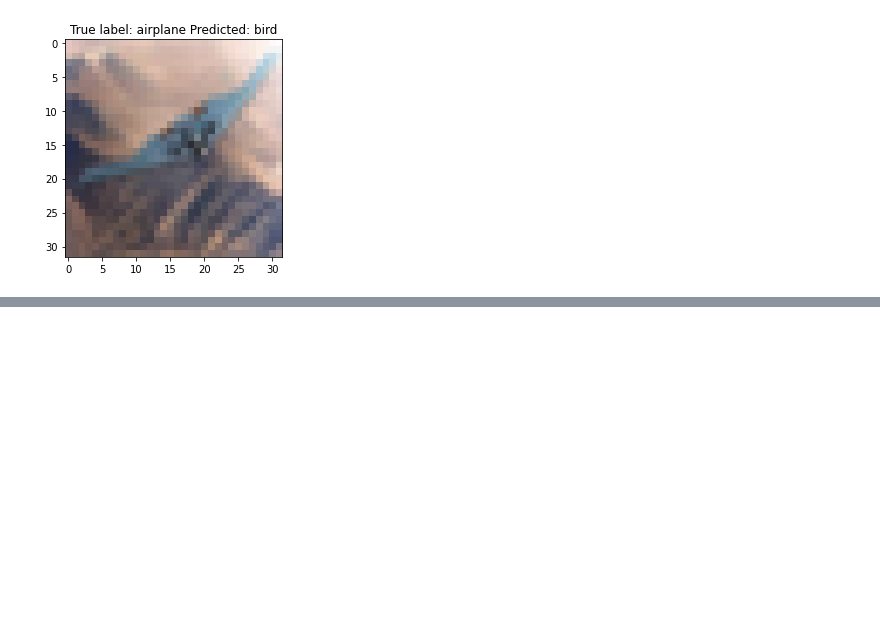
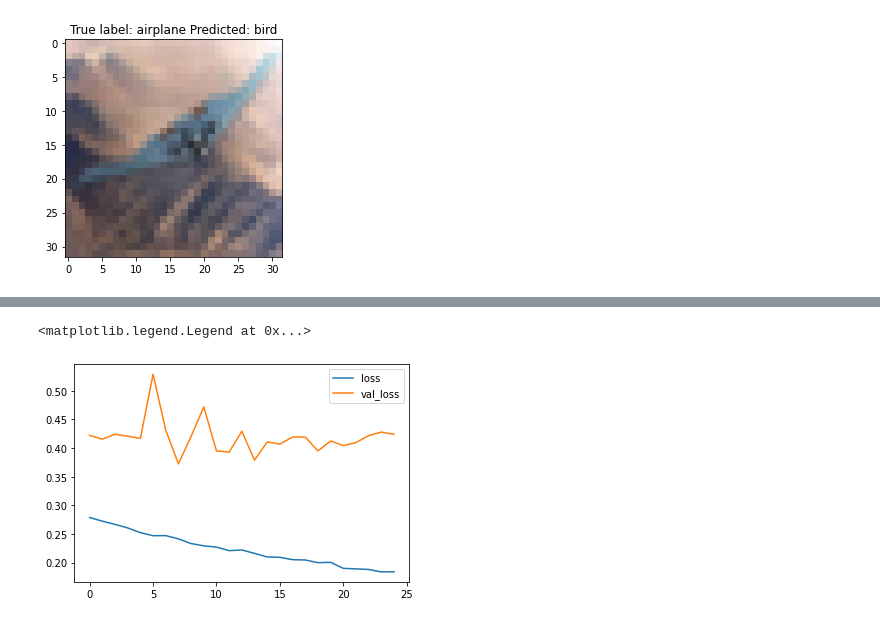
Before and after one commit to kunalbathija/Udemy-TF-2.0, a Jupyter notebook: CNN_CIFAR.ipynb, the cells around one changed output, grey strips where cells are left out. Cells and saved outputs as stored; diff of their text form; code cells hidden in the pictures; blank space fills up the shorter version.

Commit message:
Accuracy improved using data augmentation and batch normalization

```diff
--- a/CNN_CIFAR.ipynb
+++ b/CNN_CIFAR.ipynb
@@ -154,0 +193,6 @@ plt.title("True label: %s Predicted: %s" % (labels[y_test[i]], labels[p_test[i]]
+# %%
+model.compile(optimizer='adam',
+              loss='sparse_categorical_crossentropy',
+              metrics=['accuracy'])
+# %%
+r = model.fit(x_train, y_train, validation_data=(x_test, y_test), epochs=25)
@@ -154,0 +217,6 @@ plt.title("True label: %s Predicted: %s" % (labels[y_test[i]], labels[p_test[i]]
+# %%
+batch_size = 32
+data_generator = tf.keras.preprocessing.image.ImageDataGenerator(width_shift_range=0.1, height_shift_range=0.1, horizontal_flip=True)
+train_generator = data_generator.flow(x_train, y_train, batch_size)
+steps_per_epoch = x_train.shape[0] // batch_size
+r = model.fit(train_generator, validation_data=(x_test, y_test), steps_per_epoch=steps_per_epoch, epochs=25)
@@ -154,0 +241,8 @@ plt.title("True label: %s Predicted: %s" % (labels[y_test[i]], labels[p_test[i]]
+# %%
+import matplotlib.pyplot as plt
+plt.plot(r.history['loss'], label='loss')
+plt.plot(r.history['val_loss'], label='val_loss')
+plt.legend()
+# %% [output]
+<matplotlib.legend.Legend at 0x...>
+[figure, added]
```
Also changed, not shown: parts of 11 cells of this notebook.
